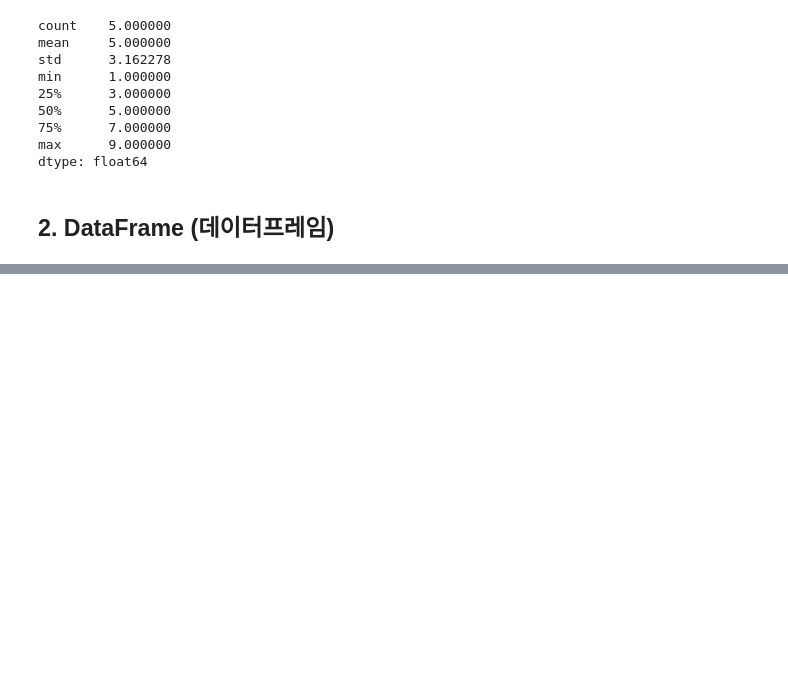
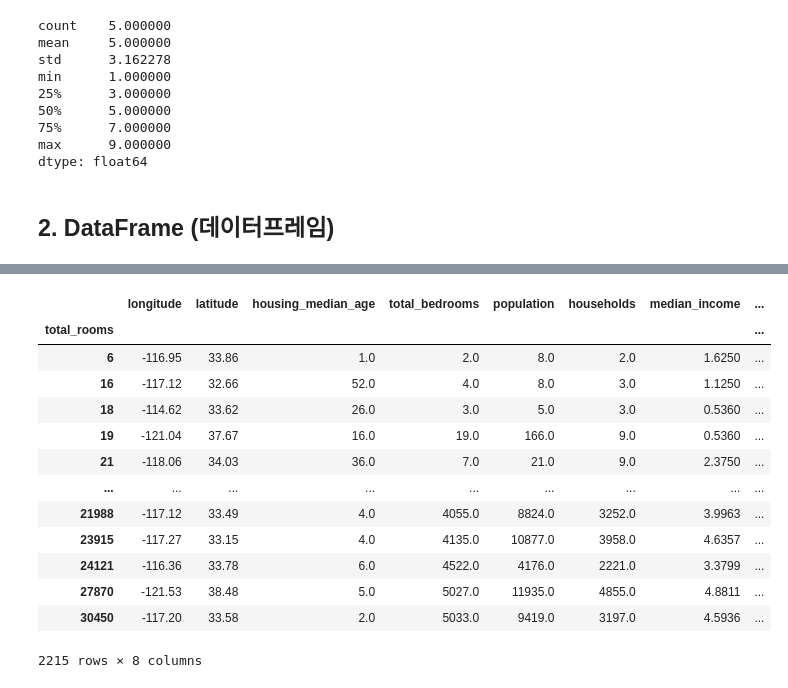
Before and after one commit to JSeoYoung/python-programming, a Jupyter notebook: Data_Handling.ipynb, the cells around one changed output, grey strips where cells are left out. Drawn from its saved outputs; the diff is of its cells as text; code cells hidden in the pictures; blank space fills up the shorter version.

```diff
--- a/Data_Handling.ipynb
+++ b/Data_Handling.ipynb
@@ -1318,0 +1422,2 @@ dtype: float64
+# %%
+data = pd.read_csv('/content/sample_data/california_housing_test.csv')
@@ -1318,0 +1529,5 @@ dtype: float64
+# %%
+data_int = data.astype({'housing_median_age':'int', 'total_rooms':'int',
+             'total_bedrooms':'int', 'population':'int', 'households':'int',
+             'median_house_value':'int'})
+data_int.info() # astype이 적용된 것을 확인 할 수 있음
@@ -1318,0 +1613,22 @@ dtype: float64
+# %%
+## groupby - 데이터를 그룹별로 분할
+# 1. split : 원본 데이터에서 분류하고자하는 데이터를 나눠준다.
+# 2. apply : 분류된 데이터(그룹별)에 함수 적용
+# 3. combine
+
+data_int.groupby('total_rooms').mean()
+# %% [output]
+|  | longitude | latitude | housing_median_age | total_bedrooms | population | households | median_income | ... |
+| total_rooms |  |  |  |  |  |  |  | ... |
+| 6 | -116.95 | 33.86 | 1.0 | 2.0 | 8.0 | 2.0 | 1.6250 | ... |
+| 16 | -117.12 | 32.66 | 52.0 | 4.0 | 8.0 | 3.0 | 1.1250 | ... |
+| 18 | -114.62 | 33.62 | 26.0 | 3.0 | 5.0 | 3.0 | 0.5360 | ... |
+| 19 | -121.04 | 37.67 | 16.0 | 19.0 | 166.0 | 9.0 | 0.5360 | ... |
+| 21 | -118.06 | 34.03 | 36.0 | 7.0 | 21.0 | 9.0 | 2.3750 | ... |
+| ... | ... | ... | ... | ... | ... | ... | ... | ... |
+| 21988 | -117.12 | 33.49 | 4.0 | 4055.0 | 8824.0 | 3252.0 | 3.9963 | ... |
+| 23915 | -117.27 | 33.15 | 4.0 | 4135.0 | 10877.0 | 3958.0 | 4.6357 | ... |
+| 24121 | -116.36 | 33.78 | 6.0 | 4522.0 | 4176.0 | 2221.0 | 3.3799 | ... |
+| 27870 | -121.53 | 38.48 | 5.0 | 5027.0 | 11935.0 | 4855.0 | 4.8811 | ... |
+| 30450 | -117.20 | 33.58 | 2.0 | 5033.0 | 9419.0 | 3197.0 | 4.5936 | ... |
+2215 rows × 8 columns
```
Also changed, not shown: parts of 85 cells of this notebook.
